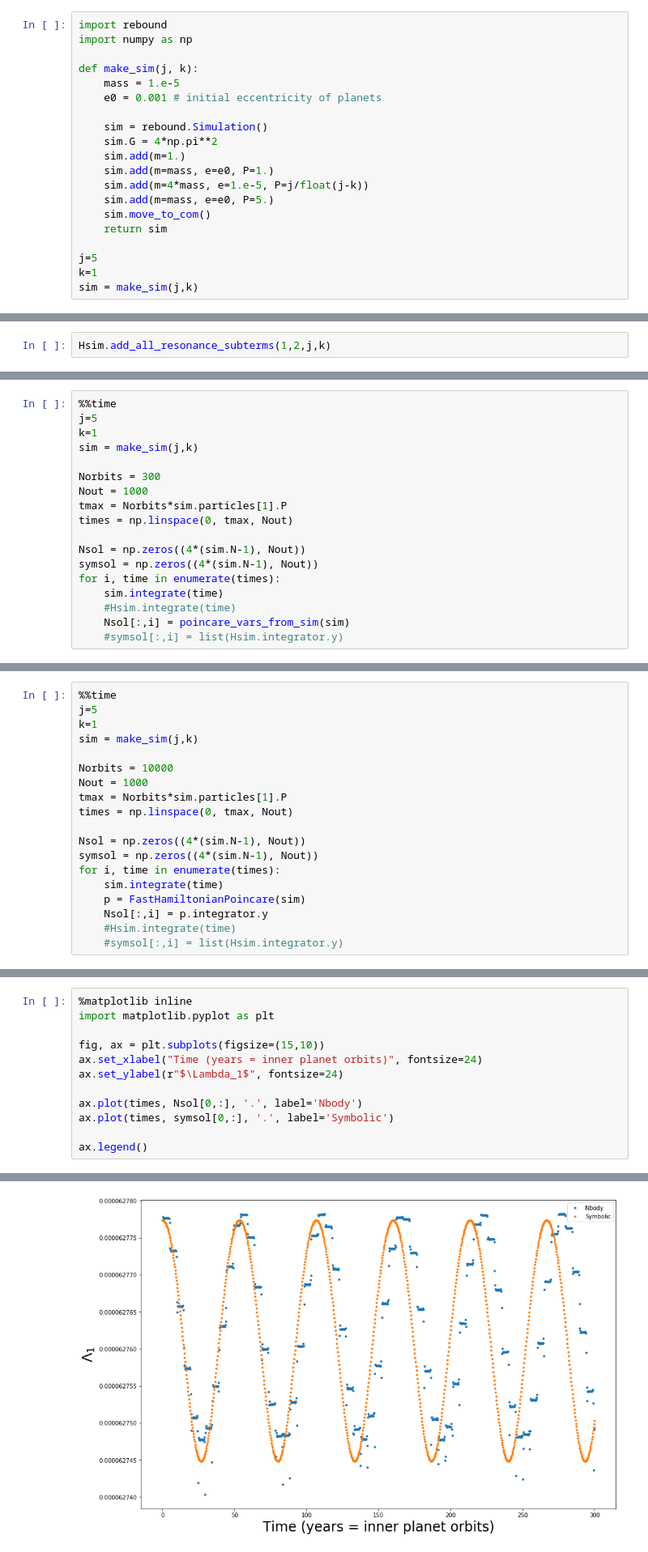
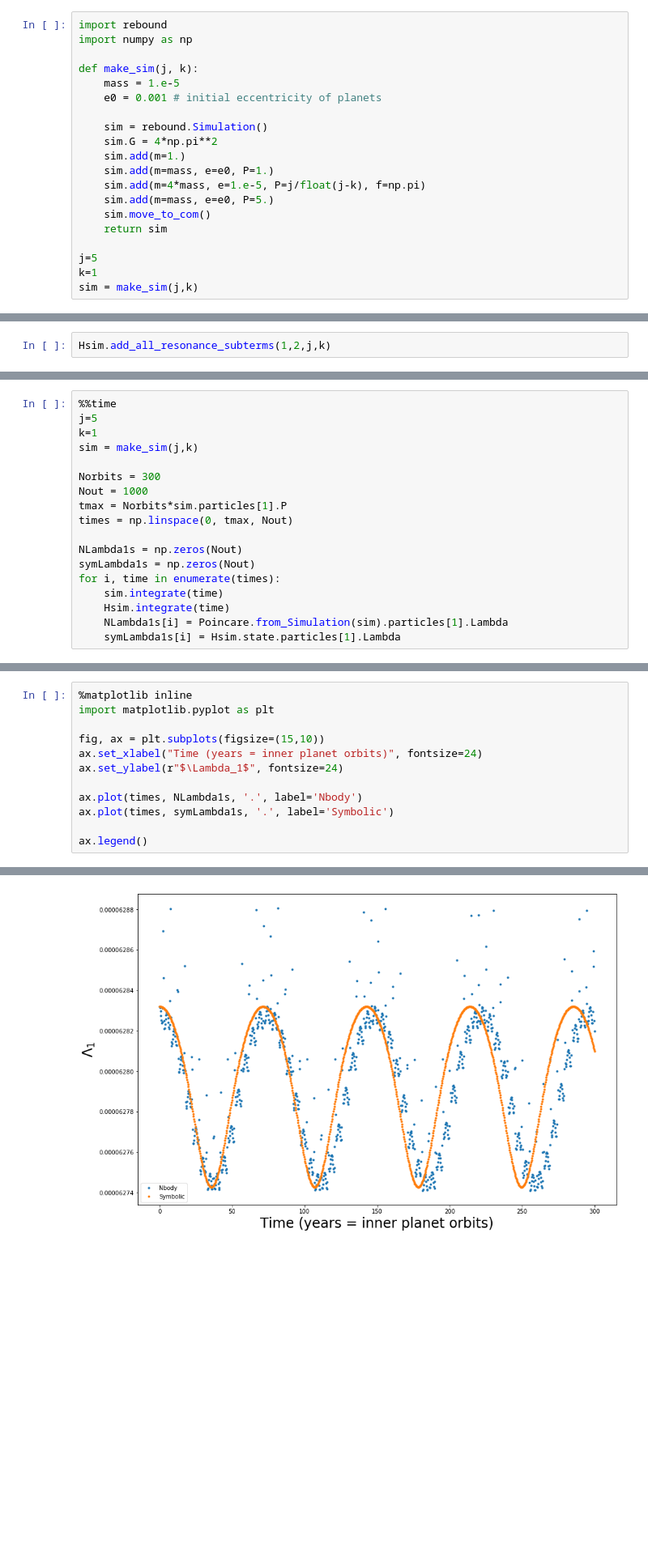
Before and after one commit to shadden/celmech, a Jupyter notebook: jupyter_examples/HamiltonianPoincare.ipynb, the cells around one changed output, grey strips where cells are left out. Shown at 81% size. Drawn from its saved outputs; the diff is of its cells as text; blank space fills up the shorter version.

Commit message:
poincare.py added and working. Updated notebooks

```diff
--- a/jupyter_examples/HamiltonianPoincare.ipynb
+++ b/jupyter_examples/HamiltonianPoincare.ipynb
@@ -14,7 +14,7 @@ def make_sim(j, k):
     sim.G = 4*np.pi**2
     sim.add(m=1.)
     sim.add(m=mass, e=e0, P=1.)
-    sim.add(m=4*mass, e=1.e-5, P=j/float(j-k))
+    sim.add(m=4*mass, e=1.e-5, P=j/float(j-k), f=np.pi)
     sim.add(m=mass, e=e0, P=5.)
     sim.move_to_com()
     return sim
@@ -83,11 +54,11 @@ Nout = 1000
 tmax = Norbits*sim.particles[1].P
 times = np.linspace(0, tmax, Nout)
 
-Nsol = np.zeros((4*(sim.N-1), Nout))
-symsol = np.zeros((4*(sim.N-1), Nout))
+NLambda1s = np.zeros(Nout)
+symLambda1s = np.zeros(Nout)
 for i, time in enumerate(times):
     sim.integrate(time)
-    #Hsim.integrate(time)
-    Nsol[:,i] = poincare_vars_from_sim(sim)
-    #symsol[:,i] = list(Hsim.integrator.y)
+    Hsim.integrate(time)
+    NLambda1s[i] = Poincare.from_Simulation(sim).particles[1].Lambda
+    symLambda1s[i] = Hsim.state.particles[1].Lambda
 # %% [output]
@@ -96,19 +66,0 @@ Wall time: 571 ms
-# %%
-%%time
-j=5
-k=1
-sim = make_sim(j,k)
-
-Norbits = 10000
-Nout = 1000
-tmax = Norbits*sim.particles[1].P
-times = np.linspace(0, tmax, Nout)
-
-Nsol = np.zeros((4*(sim.N-1), Nout))
-symsol = np.zeros((4*(sim.N-1), Nout))
-for i, time in enumerate(times):
-    sim.integrate(time)
-    p = FastHamiltonianPoincare(sim)
-    Nsol[:,i] = p.integrator.y
-    #Hsim.integrate(time)
-    #symsol[:,i] = list(Hsim.integrator.y)
@@ -118,15 +67,15 @@ Wall time: 10.9 s
 # %%
 %matplotlib inline
 import matplotlib.pyplot as plt
 
 fig, ax = plt.subplots(figsize=(15,10))
 ax.set_xlabel("Time (years = inner planet orbits)", fontsize=24)
 ax.set_ylabel(r"$\Lambda_1$", fontsize=24)
 
-ax.plot(times, Nsol[0,:], '.', label='Nbody')
-ax.plot(times, symsol[0,:], '.', label='Symbolic')
+ax.plot(times, NLambda1s, '.', label='Nbody')
+ax.plot(times, symLambda1s, '.', label='Symbolic')
 
 ax.legend()
 # %% [output]
 <matplotlib.legend.Legend at 0x...>
-[figure, old version]
+[figure, new version]
```
Also changed, not shown: parts of 14 cells of this notebook, 6 other files.
